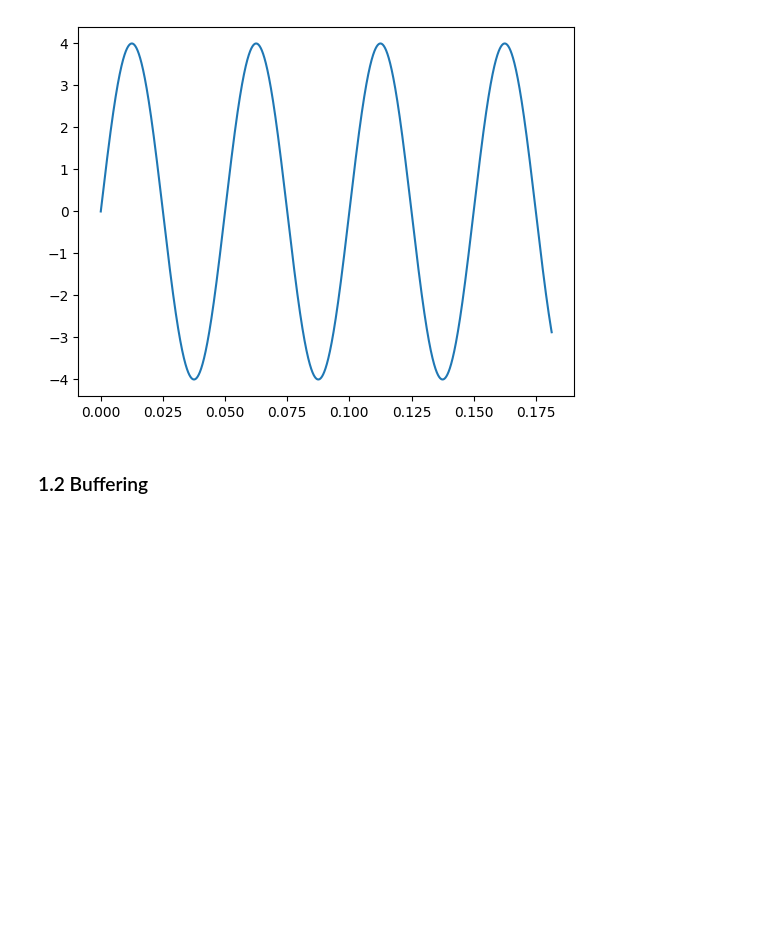
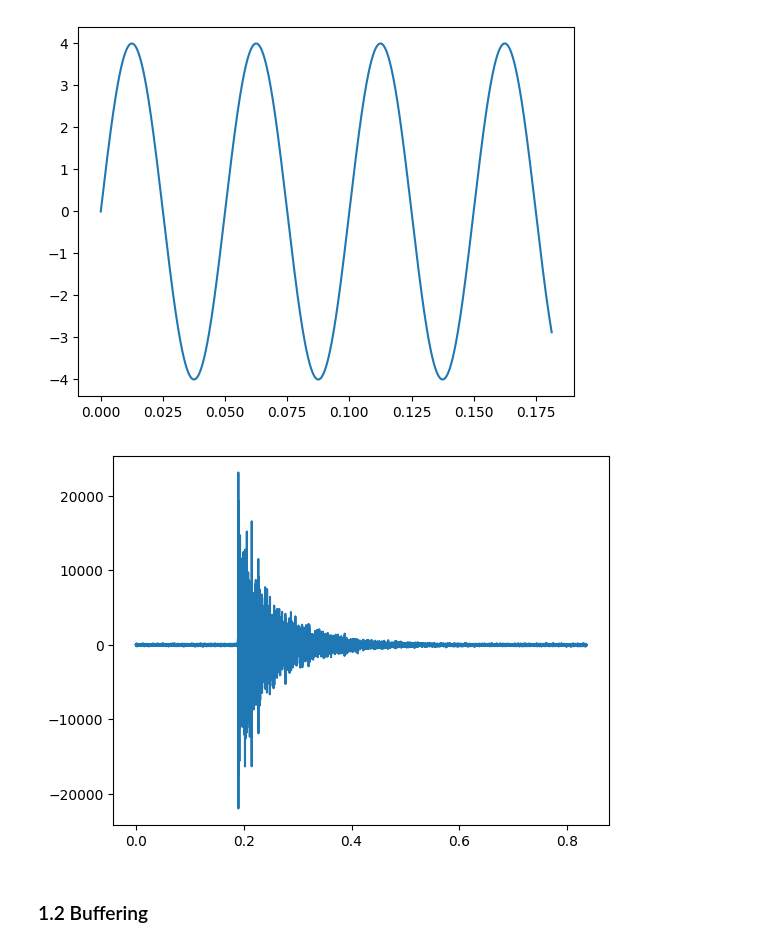
Before and after one commit to ThomasBernard28/spProject, a Jupyter notebook: SP - Project2022.ipynb, the cells around one changed output. Cells and saved outputs as stored; diff of their text form; code cells hidden in the pictures; blank space fills up the shorter version.

Commit message:
read wavefile

```diff
--- a/SP - Project2022.ipynb
+++ b/SP - Project2022.ipynb
@@ -26,24 +26,26 @@ plt.show()
 # %%
 from glob import glob
 import scipy.io.wavfile as wf
 import matplotlib.pyplot as plt
+import numpy as np
 
 def read_wavefile(path):
+    fs, data = wf.read(path)
+    N = data.shape[0]
+    t = np.arange(N) / fs
 
-    values = wf.read(path)
-    fs = values[0]
-    data = values[1]
-    print(fs)
-    print(data)
-
-
-    return out
+    return fs, t, data
 
 # call and test your function here #
 LocateClaps = "LocateClaps/M1_0.wav"
 files = glob(f"{LocateClaps}/*.wav")
 
-read_wavefile(LocateClaps)
+result = read_wavefile(LocateClaps)
+
+plt.plot(result[1], result[2])
+plt.show()
+# %% [output]
+[figure, added]
 # %% [markdown]
 ### 1.2 Buffering
 # %%
```
